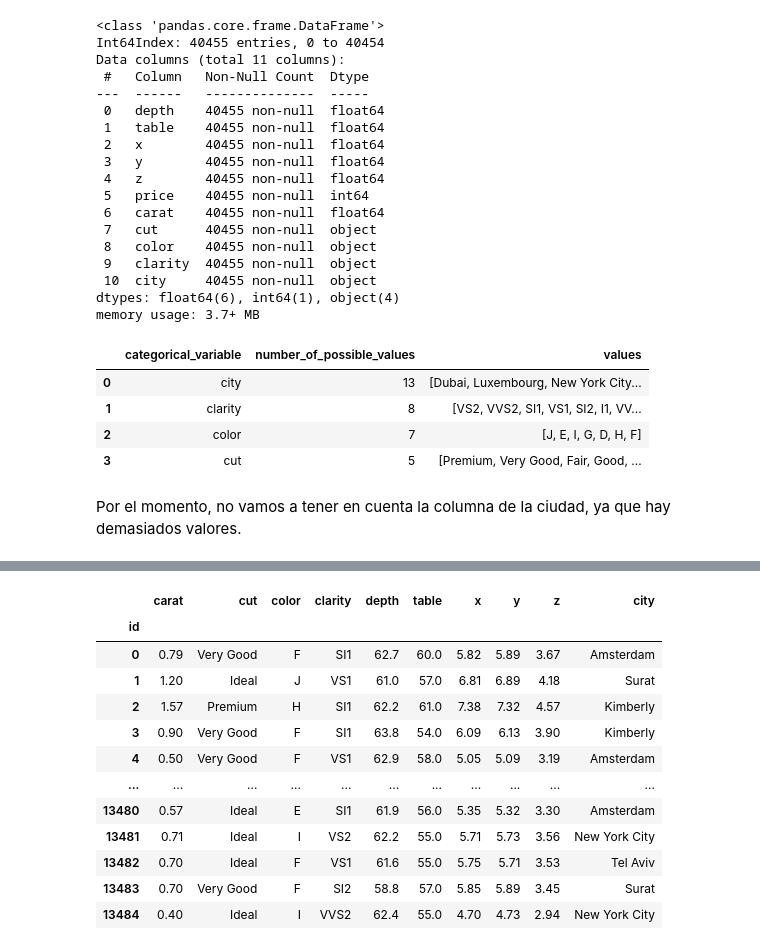
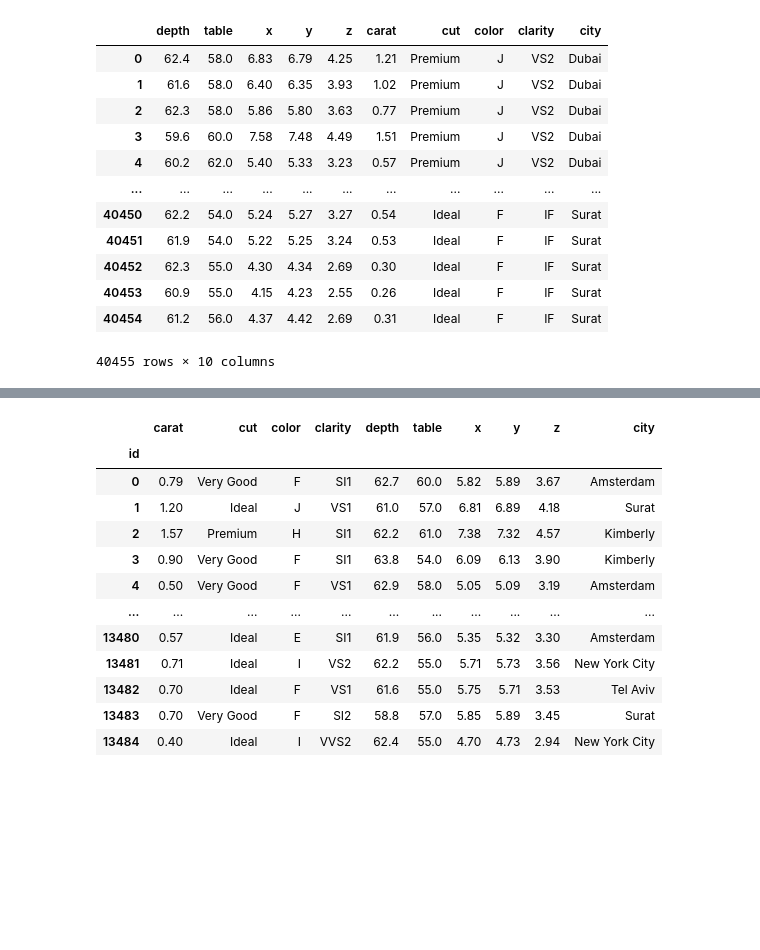
Before and after one commit to ivanrepi/predict_diamond_prices_project_m3, a Jupyter notebook: notebooks/main_scaled copy.ipynb, the cells around one changed output, grey strips where cells are left out. Saved outputs shown, nothing was run; the diff lists cells and outputs as text; code cells hidden in the pictures; blank space fills up the shorter version.

```diff
--- a/notebooks/main_scaled copy.ipynb
+++ b/notebooks/main_scaled copy.ipynb
@@ -40,47 +22,21 @@ df
 # %%
 df.drop(labels='index_id', axis=1, inplace= True)
+target_name = "price"
+target = df[target_name]
+
+diamonds = df.drop(columns=[target_name])
+diamonds
+# %% [output]
+|  | depth | table | x | y | z | carat | cut | color | clarity | city |
+| 0 | 62.4 | 58.0 | 6.83 | 6.79 | 4.25 | 1.21 | Premium | J | VS2 | Dubai |
+| 1 | 61.6 | 58.0 | 6.40 | 6.35 | 3.93 | 1.02 | Premium | J | VS2 | Dubai |
+| 2 | 62.3 | 58.0 | 5.86 | 5.80 | 3.63 | 0.77 | Premium | J | VS2 | Dubai |
+| 3 | 59.6 | 60.0 | 7.58 | 7.48 | 4.49 | 1.51 | Premium | J | VS2 | Dubai |
+| 4 | 60.2 | 62.0 | 5.40 | 5.33 | 3.23 | 0.57 | Premium | J | VS2 | Dubai |
+| ... | ... | ... | ... | ... | ... | ... | ... | ... | ... | ... |
+| 40450 | 62.2 | 54.0 | 5.24 | 5.27 | 3.27 | 0.54 | Ideal | F | IF | Surat |
+| 40451 | 61.9 | 54.0 | 5.22 | 5.25 | 3.24 | 0.53 | Ideal | F | IF | Surat |
+| 40452 | 62.3 | 55.0 | 4.30 | 4.34 | 2.69 | 0.30 | Ideal | F | IF | Surat |
+| 40453 | 60.9 | 55.0 | 4.15 | 4.23 | 2.55 | 0.26 | Ideal | F | IF | Surat |
+| 40454 | 61.2 | 56.0 | 4.37 | 4.42 | 2.69 | 0.31 | Ideal | F | IF | Surat |
+40455 rows × 10 columns
-# %%
-df.info()
-# %% [output]
-<class 'pandas.core.frame.DataFrame'>
-Int64Index: 40455 entries, 0 to 40454
-Data columns (total 11 columns):
- #   Column   Non-Null Count  Dtype
----  ------   --------------  -----
- 0   depth    40455 non-null  float64
- 1   table    40455 non-null  float64
- 2   x        40455 non-null  float64
- 3   y        40455 non-null  float64
- 4   z        40455 non-null  float64
- 5   price    40455 non-null  int64
- 6   carat    40455 non-null  float64
- 7   cut      40455 non-null  object
- 8   color    40455 non-null  object
- 9   clarity  40455 non-null  object
- 10  city     40455 non-null  object
-dtypes: float64(6), int64(1), object(4)
-memory usage: 3.7+ MB
-# %%
-# categorical features
-
-cat_cols=['cut', 'color','clarity', 'city']
-cat_list = []
-for col in cat_cols:
-    cat = df[col].unique()
-    cat_num = len(cat)
-    cat_dict = {"categorical_variable":col,
-                "number_of_possible_values":cat_num,
-                "values":cat}
-    cat_list.append(cat_dict)
-
-categories = pd.DataFrame(cat_list).sort_values(by="number_of_possible_values",
-                                                ascending=False).reset_index(drop=True)
-categories
-# %% [output]
-|  | categorical_variable | number_of_possible_values | values |
-| 0 | city | 13 | [Dubai, Luxembourg, New York City... |
-| 1 | clarity | 8 | [VS2, VVS2, SI1, VS1, SI2, I1, VV... |
-| 2 | color | 7 | [J, E, I, G, D, H, F] |
-| 3 | cut | 5 | [Premium, Very Good, Fair, Good, ... |
-# %% [markdown]
-Por el momento, no vamos a tener en cuenta la columna de la ciudad, ya que hay demasiados valores.
```
Also changed, not shown: parts of 31 cells of this notebook, 1 other file.
